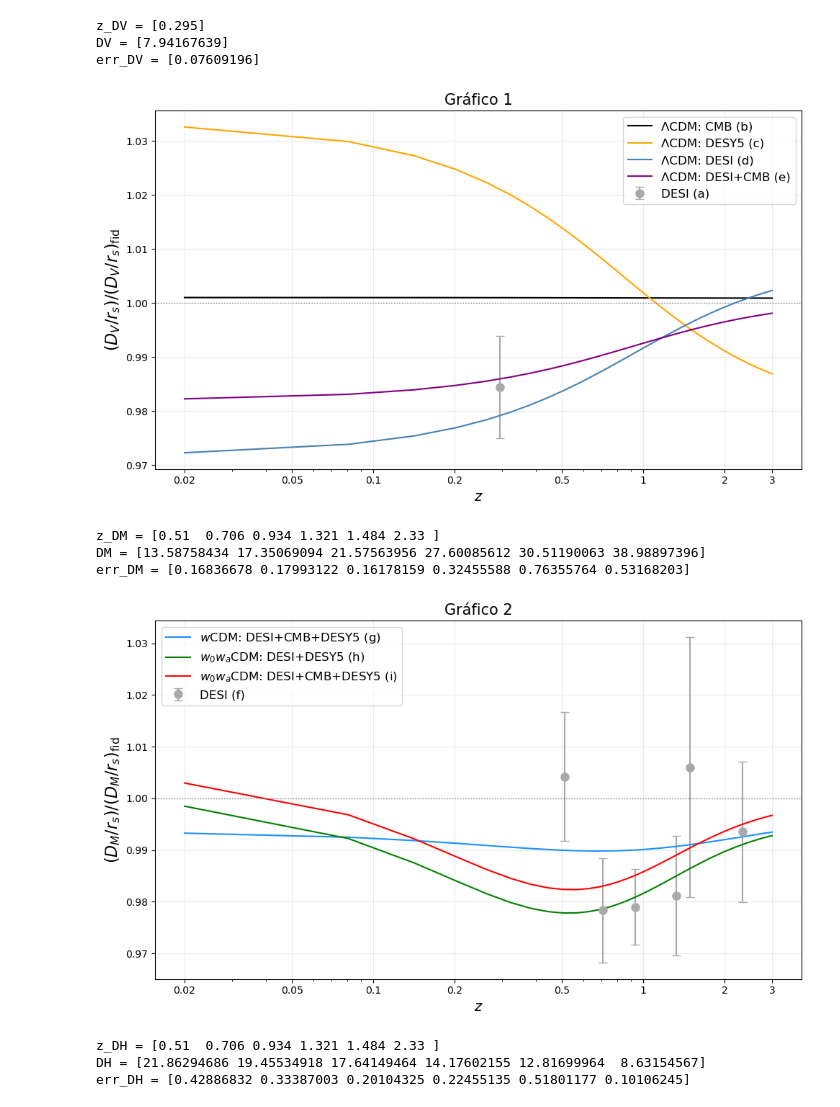
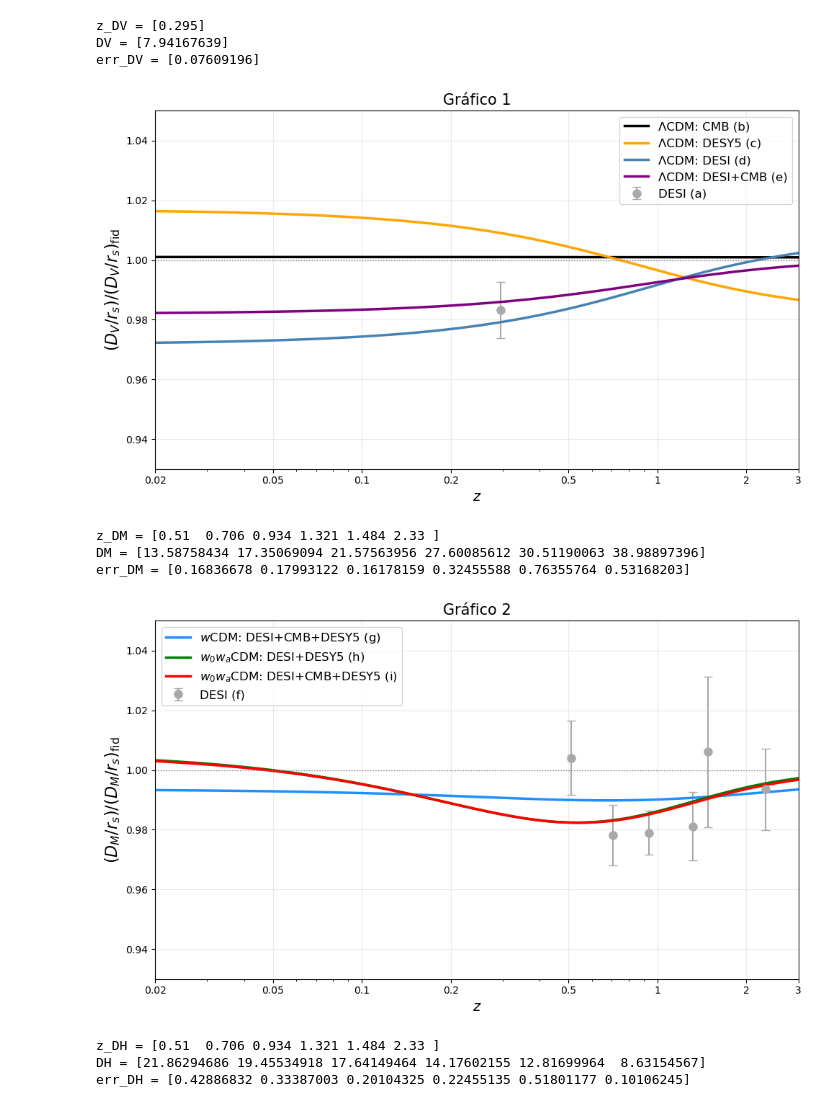
Before and after one commit to paulamachado295/Projeto_LateDE, a Jupyter notebook: Gráfico_Fig13_DESI_DR2.ipynb, the cells around one changed output. Drawn from its saved outputs; the diff is of its cells as text; code cells hidden in the pictures.

```diff
--- a/Gráfico_Fig13_DESI_DR2.ipynb
+++ b/Gráfico_Fig13_DESI_DR2.ipynb
@@ -134,10 +134,10 @@ DMb = DM_b / r_s_b                                       # D_M / r_s
 DHb = (c / Hb_LCDM) / r_s_b                              # D_H / r_s
 DVb = ((DM_b**2 * (c*z_LCDM_b) / Hb_LCDM)**(1/3)) / r_s_b   # D_V / r_s
 # %%
-#ΛCDM: DESY5 (c) (Não consta na TABLE V, então utilizei H_0 de Planck 2018 e Omega_m=0.36, medida estimada de acordo com o gráfico da FIG. 10 do artigo principal.)
+#ΛCDM: DESY5 (c) (Não consta na TABLE V, então utilizei H_0 de Planck 2018 e Omega_m=0.352, conforme Referência [3])
 
 latede_cosmology_c = camb.set_params(# Background
-                            H0 = 67.36, ombh2=0.02236, omch2=0.1409, TCMB = 2.7255,
+                            H0 = 68, ombh2=0.02236, omch2=0.1369, TCMB = 2.7255,
                             dark_energy_model = 'ppf',
                             DEmodel = 1,
                             w0 =-1.0,
@@ -152,7 +152,7 @@ latede_cosmology_c = camb.set_params(# Background
 results = camb.get_results(latede_cosmology_c)
 
 # Intervalo de redshift
-z_LCDM_c = np.linspace(0.02, 3, 50)
+z_LCDM_c = np.logspace(np.log10(0.02), np.log10(3), 100)
 
 # Distâncias e parâmetros derivados
 DAc_LCDM = results.angular_diameter_distance(z_LCDM_c)   # [Mpc]
@@ -185,7 +185,7 @@ latede_cosmology_d = camb.set_params(# Background
 results = camb.get_results(latede_cosmology_d)
 
 # Intervalo de redshift
-z_LCDM_d = np.linspace(0.02, 3, 50)
+z_LCDM_d = np.logspace(np.log10(0.02), np.log10(3), 100)
 
 # Distâncias e parâmetros derivados
 DAd_LCDM = results.angular_diameter_distance(z_LCDM_d)   # [Mpc]
@@ -218,7 +218,7 @@ latede_cosmology_e = camb.set_params(# Background
 results = camb.get_results(latede_cosmology_e)
 
 # Intervalo de redshift
-z_LCDM_e = np.linspace(0.02, 3, 50)
+z_LCDM_e = np.logspace(np.log10(0.02), np.log10(3), 100)
 
 # Distâncias e parâmetros derivados
 DAe_LCDM = results.angular_diameter_distance(z_LCDM_e)   # [Mpc]
@@ -269,39 +269,42 @@ plt.errorbar(
 
 # Modelo b
 plt.plot(z_LCDM_b, DVb / DVfid_norm,
-         label='ΛCDM: CMB (b)', color='black')
+         label='ΛCDM: CMB (b)', color='black', linewidth=2.5)
 
 # Modelo c
 plt.plot(z_LCDM_c, DVc / DVfid_norm,
-         label='ΛCDM: DESY5 (c)', color='orange')
+         label='ΛCDM: DESY5 (c)', color='orange', linewidth=2.5)
 
 # Modelo d
 plt.plot(z_LCDM_d, DVd / DVfid_norm,
-         label='ΛCDM: DESI (d)', color='steelblue')
+         label='ΛCDM: DESI (d)', color='steelblue', linewidth=2.5)
 
 # Modelo e
 plt.plot(z_LCDM_e, DVe / DVfid_norm,
-         label='ΛCDM: DESI+CMB (e)', color='purple')
+         label='ΛCDM: DESI+CMB (e)', color='purple', linewidth=2.5)
 
 # =======================
 # 3. Melhorias visuais
 # =======================
 
 plt.axhline(1.0, color='gray', linestyle=':', linewidth=1)
 plt.xscale('log')             # escala log no eixo x
 plt.title('Gráfico 1', fontsize=15)
 plt.xticks([0.02, 0.05, 0.1, 0.2, 0.5, 1, 2, 3],
            ['0.02', '0.05', '0.1', '0.2', '0.5', '1', '2', '3'])   # nomeia os pontos do eixo x da forma solicitada
 
 plt.xlabel(r'$z$', fontsize=14)
 plt.ylabel(r'$(D_V/r_s) / (D_V/r_s)_{\rm fid}$', fontsize=16)
 
+plt.xlim(0.02, 3)  # mesma escala da figura do artigo
+plt.ylim(0.93, 1.05)  # mesma escala da figura do artigo
+
 plt.grid(alpha=0.25)
 plt.legend(fontsize=12)
 plt.tight_layout()
 plt.show()
 # %% [output]
-[figure, old version]
+[figure, new version]
 # %%
 #Gráfico para D_M
 
@@ -493,15 +496,15 @@ plt.errorbar(
 
 # g
 plt.plot(z_w0wa_g, DMg / DMfid_norm,
-         label='$w$CDM: DESI+CMB+DESY5 (g)', color='dodgerblue')
+         label='$w$CDM: DESI+CMB+DESY5 (g)', color='dodgerblue', linewidth=2.5)
 
 # h
 plt.plot(z_w0wa_h, DMh / DMfid_norm,
-         label='$w_0w_a$CDM: DESI+DESY5 (h)', color='green')
+         label='$w_0w_a$CDM: DESI+DESY5 (h)', color='green', linewidth=2.5)
 
 # i
 plt.plot(z_w0wa_i, DMi / DMfid_norm,
-         label='$w_0w_a$CDM: DESI+CMB+DESY5 (i)', color='red')
+         label='$w_0w_a$CDM: DESI+CMB+DESY5 (i)', color='red', linewidth=2.5)
 
 # ==========================================
 # 4. Visualização
@@ -516,6 +519,9 @@ plt.xticks([0.02, 0.05, 0.1, 0.2, 0.5, 1, 2, 3],
 plt.xlabel(r'$z$', fontsize=14)
 plt.ylabel(r'$(D_M/r_s)/(D_M/r_s)_{\rm fid}$', fontsize=16)
 
+plt.xlim(0.02, 3)  # mesma escala da figura do artigo
+plt.ylim(0.93, 1.05)  # mesma escala da figura do artigo
+
 plt.title('Gráfico 2', fontsize=15)
 
 plt.grid(alpha=0.25)
@@ -523,7 +529,7 @@ plt.legend(fontsize=12)
 plt.tight_layout()
 plt.show()
 # %% [output]
-[figure, old version]
+[figure, new version]
 # %%
 #Gráfico para D_H
 
```
Also changed, not shown: parts of 10 cells of this notebook.
